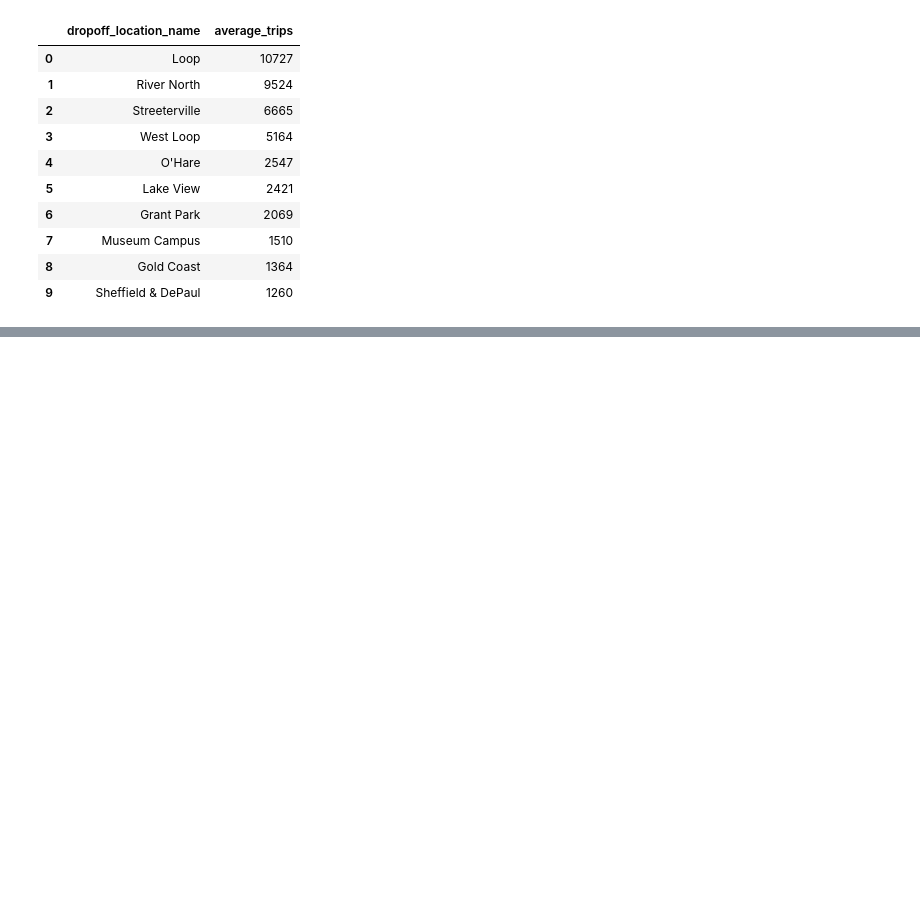
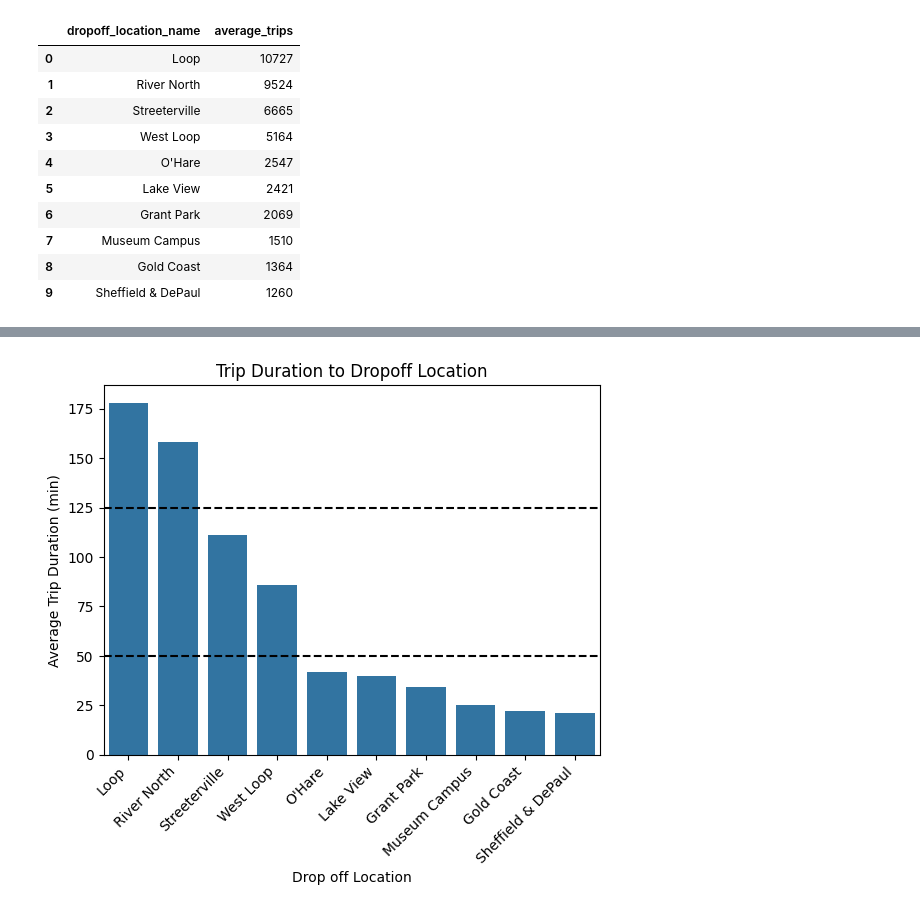
Before and after one commit to Vyncent-vdW/sprint_six_sql_project, a Jupyter notebook: sprint_six_sql_nb.ipynb, the cells around one changed output, grey strips where cells are left out. Cells and saved outputs as stored; diff of their text form; code cells hidden in the pictures; blank space fills up the shorter version.

Commit message:
Found top ten companies and neighborhoods; created graphs. Next step is to write observations and formulate hypotheses.

```diff
--- a/sprint_six_sql_nb.ipynb
+++ b/sprint_six_sql_nb.ipynb
@@ -170,7 +172,8 @@ In this section we'll be performing some EDA. As we have been doing, we'll first
 First let's identify the top 10 neighborhoods for drop-offs. drop_off_trips_avg should already be sorted off of average_trips in descending order, but for good measure let's ensure that's the case.
 # %%
 dropoff_trips_avg.average_trips = dropoff_trips_avg.average_trips.sort_values(ascending= False)
-dropoff_trips_avg.head(10)
+dropoff_top_ten = dropoff_trips_avg.head(10)
+dropoff_top_ten
 # %% [output]
 |  | dropoff_location_name | average_trips |
 | 0 | Loop | 10727 |
@@ -185,0 +191,3 @@ dropoff_trips_avg.head(10)
+# %%
+dropoff_top_ten['average_trips'] = (dropoff_top_ten['average_trips'] / 60).astype(int)
+dropoff_top_ten.head(10)
@@ -185,0 +210,13 @@ dropoff_trips_avg.head(10)
+# %%
+sns.barplot(x='dropoff_location_name',
+            y='average_trips',
+            data=dropoff_top_ten)
+plt.axhline(y=50, color='black', linestyle='--')
+plt.axhline(y=125, color='black', linestyle='--')
+plt.xlabel('Drop off Location')
+plt.ylabel('Average Trip Duration (min)')
+plt.title('Trip Duration to Dropoff Location')
+plt.xticks(rotation=45, ha='right')
+plt.show()
+# %% [output]
+[figure, added]
```
Also changed, not shown: parts of 7 cells of this notebook.
